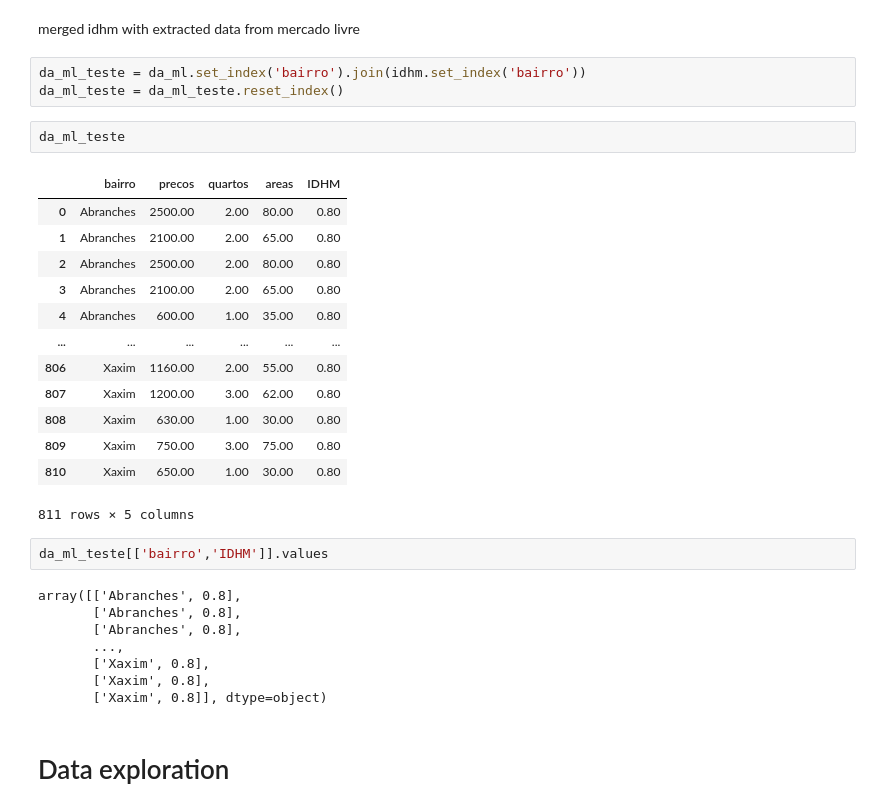
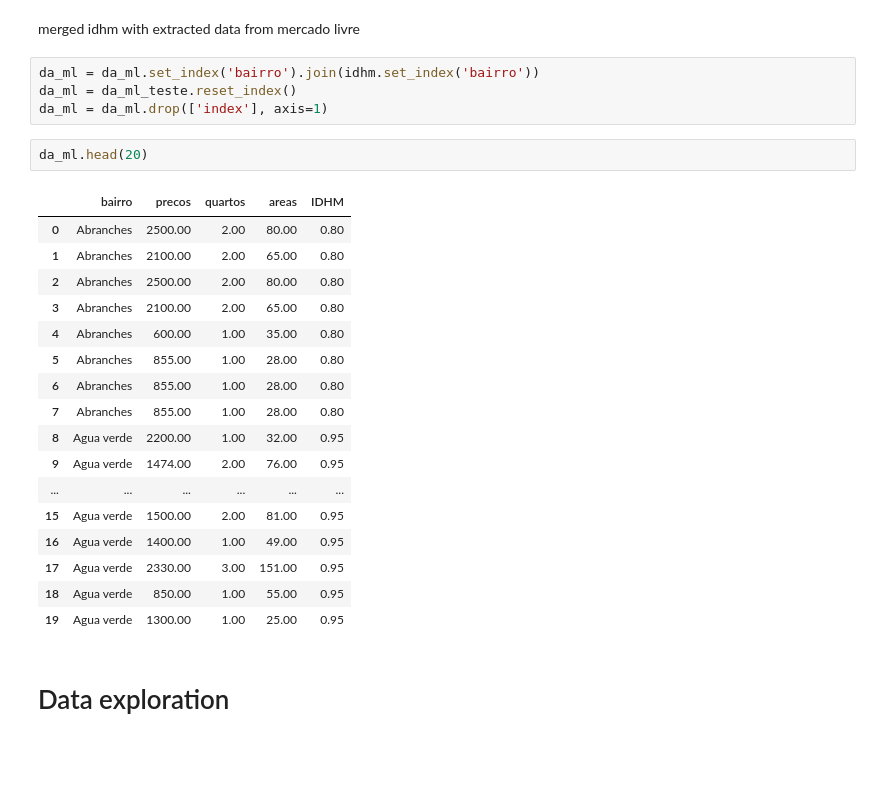
Before and after one commit to Fmarcelneves/Rental-price-analysis-and-forecast-Curitiba-PR, a Jupyter notebook: Data_exploration_Curitiba_rent.ipynb, the cells around one changed output. Cells and saved outputs as stored; diff of their text form; blank space fills up the shorter version.

```diff
--- a/Data_exploration_Curitiba_rent.ipynb
+++ b/Data_exploration_Curitiba_rent.ipynb
@@ -129,34 +143,29 @@ IndexingError: ignored
 # %% [markdown]
 merged idhm with extracted data from mercado livre
 # %%
-da_ml_teste = da_ml.set_index('bairro').join(idhm.set_index('bairro'))
-da_ml_teste = da_ml_teste.reset_index()
+da_ml = da_ml.set_index('bairro').join(idhm.set_index('bairro'))
+da_ml = da_ml_teste.reset_index()
+da_ml = da_ml.drop(['index'], axis=1)
-# %%
-da_ml_teste
-# %% [output]
-|  | bairro | precos | quartos | areas | IDHM |
-| 0 | Abranches | 2500.00 | 2.00 | 80.00 | 0.80 |
-| 1 | Abranches | 2100.00 | 2.00 | 65.00 | 0.80 |
-| 2 | Abranches | 2500.00 | 2.00 | 80.00 | 0.80 |
-| 3 | Abranches | 2100.00 | 2.00 | 65.00 | 0.80 |
-| 4 | Abranches | 600.00 | 1.00 | 35.00 | 0.80 |
-| ... | ... | ... | ... | ... | ... |
-| 806 | Xaxim | 1160.00 | 2.00 | 55.00 | 0.80 |
-| 807 | Xaxim | 1200.00 | 3.00 | 62.00 | 0.80 |
-| 808 | Xaxim | 630.00 | 1.00 | 30.00 | 0.80 |
-| 809 | Xaxim | 750.00 | 3.00 | 75.00 | 0.80 |
-| 810 | Xaxim | 650.00 | 1.00 | 30.00 | 0.80 |
-811 rows × 5 columns
-# %%
-da_ml_teste[['bairro','IDHM']].values
-# %% [output]
-array([['Abranches', 0.8],
-       ['Abranches', 0.8],
-       ['Abranches', 0.8],
-       ...,
-       ['Xaxim', 0.8],
-       ['Xaxim', 0.8],
-       ['Xaxim', 0.8]], dtype=object)
+# %%
+da_ml.head(20)
+# %% [output]
+|  | bairro | precos | quartos | areas | IDHM |
+| 0 | Abranches | 2500.00 | 2.00 | 80.00 | 0.80 |
+| 1 | Abranches | 2100.00 | 2.00 | 65.00 | 0.80 |
+| 2 | Abranches | 2500.00 | 2.00 | 80.00 | 0.80 |
+| 3 | Abranches | 2100.00 | 2.00 | 65.00 | 0.80 |
+| 4 | Abranches | 600.00 | 1.00 | 35.00 | 0.80 |
+| 5 | Abranches | 855.00 | 1.00 | 28.00 | 0.80 |
+| 6 | Abranches | 855.00 | 1.00 | 28.00 | 0.80 |
+| 7 | Abranches | 855.00 | 1.00 | 28.00 | 0.80 |
+| 8 | Agua verde | 2200.00 | 1.00 | 32.00 | 0.95 |
+| 9 | Agua verde | 1474.00 | 2.00 | 76.00 | 0.95 |
+| ... | ... | ... | ... | ... | ... |
+| 15 | Agua verde | 1500.00 | 2.00 | 81.00 | 0.95 |
+| 16 | Agua verde | 1400.00 | 1.00 | 49.00 | 0.95 |
+| 17 | Agua verde | 2330.00 | 3.00 | 151.00 | 0.95 |
+| 18 | Agua verde | 850.00 | 1.00 | 55.00 | 0.95 |
+| 19 | Agua verde | 1300.00 | 1.00 | 25.00 | 0.95 |
 # %% [markdown]
 # Data exploration
 # %%
```
Also changed, not shown: parts of 26 cells of this notebook.
